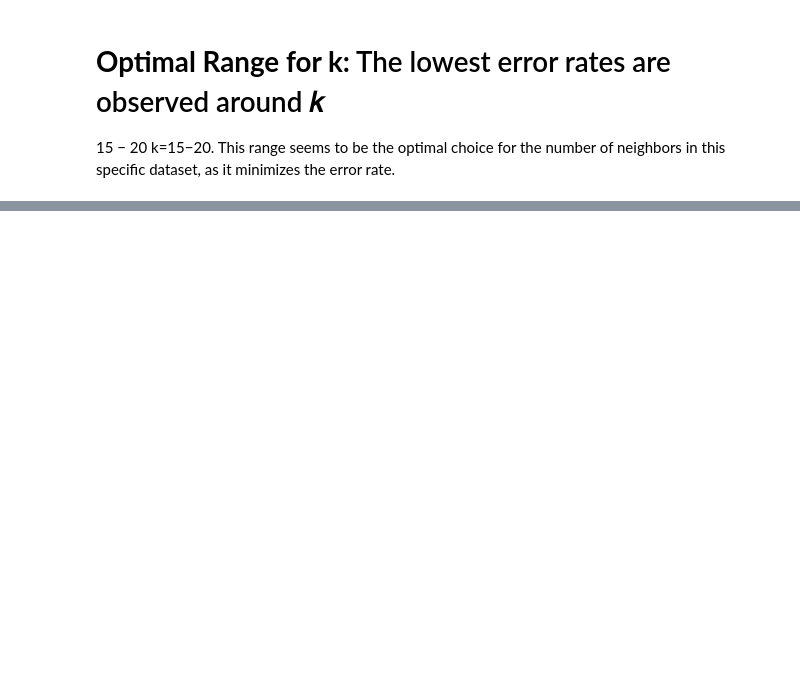
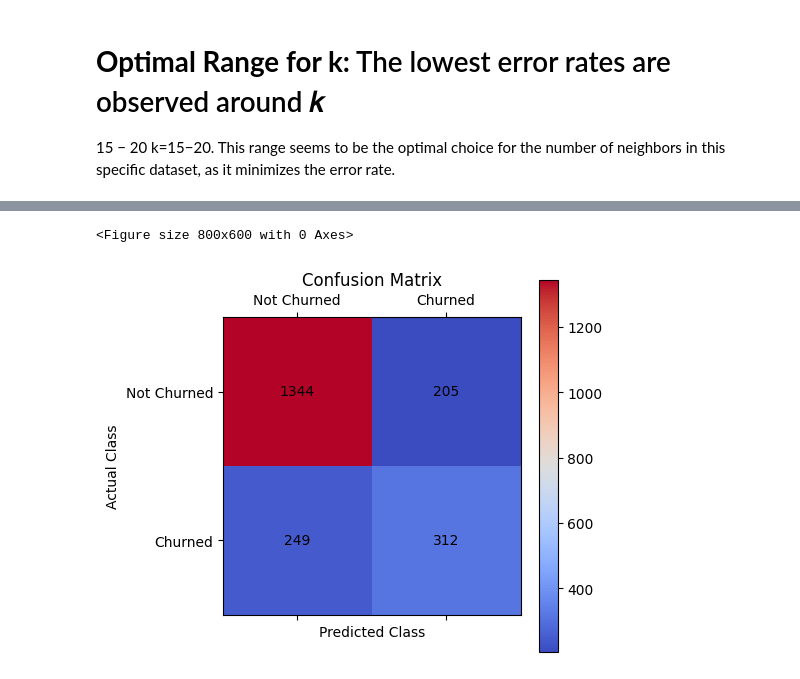
Before and after one commit to hariskhan-hk/Churn_pred, a Jupyter notebook: knnclassification.ipynb, the cells around one changed output, grey strips where cells are left out. Saved outputs shown, nothing was run; the diff lists cells and outputs as text; code cells hidden in the pictures; blank space fills up the shorter version.

```diff
--- a/knnclassification.ipynb
+++ b/knnclassification.ipynb
@@ -166,0 +230,23 @@ accuracy_score(Y_test, pred_knn)
+# %%
+# Generate confusion matrix
+confusion_matrix_knn = confusion_matrix(Y_test, pred_knn)
+
+# Plot confusion matrix as heatmap
+plt.figure(figsize=(8, 6))
+plt.matshow(confusion_matrix_knn, cmap='coolwarm')
+
+plt.title('Confusion Matrix')
+plt.xlabel('Predicted Class')
+plt.ylabel('Actual Class')
+
+for i in range(2):
+    for j in range(2):
+        plt.text(j, i, str(confusion_matrix_knn[i, j]), ha='center', va='center')
+
+plt.colorbar()
+plt.xticks([0, 1], ["Not Churned", "Churned"])
+plt.yticks([0, 1], ["Not Churned", "Churned"])
+plt.show()
+# %% [output]
+<Figure size 800x600 with 0 Axes>
+[figure, added]
```
Also changed, not shown: parts of 13 cells of this notebook.
